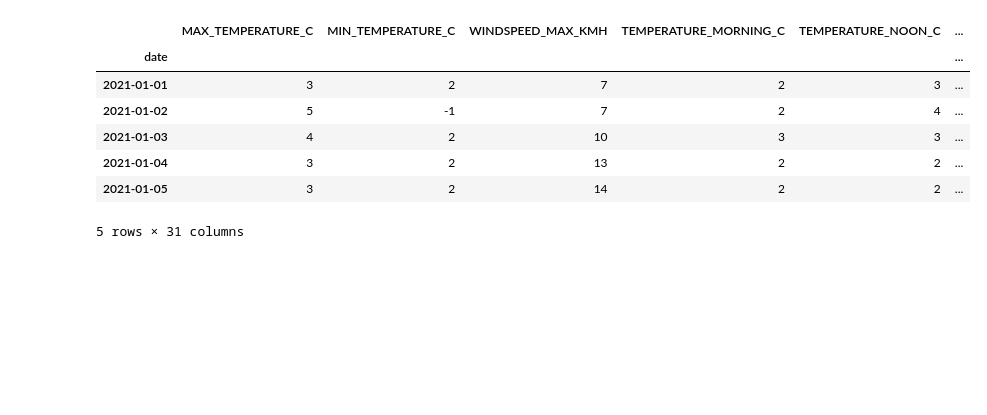
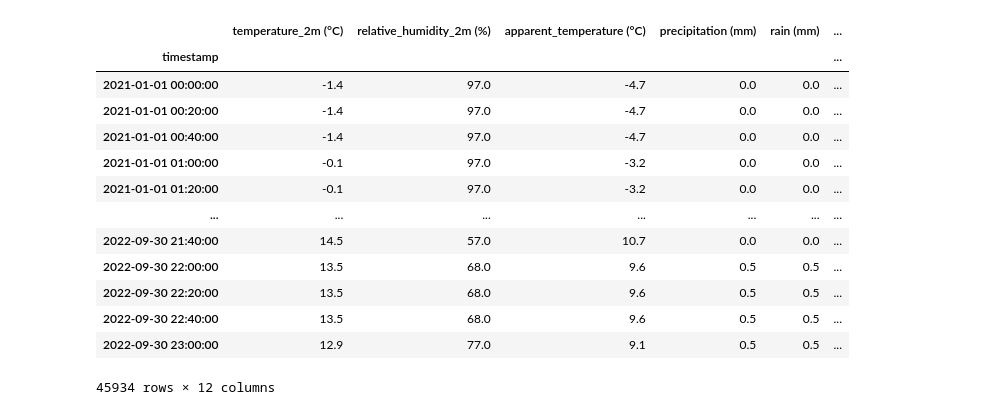
Before and after one commit to Alex5xelA/Bakery_sales_forecast, a Jupyter notebook: notebooks/final_merged_dataset.ipynb, the cells around one changed output. Saved outputs shown, nothing was run; the diff lists cells and outputs as text; code cells hidden in the pictures; blank space fills up the shorter version.

```diff
--- a/notebooks/final_merged_dataset.ipynb
+++ b/notebooks/final_merged_dataset.ipynb
@@ -157,14 +124,20 @@ df_weather['isHoliday'] = df_weather.index.map(lambda x: 1 if x in holidays else
 # %%
-df_weather.head()
+df_weather
 # %% [output]
-|  | MAX_TEMPERATURE_C | MIN_TEMPERATURE_C | WINDSPEED_MAX_KMH | TEMPERATURE_MORNING_C | TEMPERATURE_NOON_C | ... |
-| date |  |  |  |  |  | ... |
-| 2021-01-01 | 3 | 2 | 7 | 2 | 3 | ... |
-| 2021-01-02 | 5 | -1 | 7 | 2 | 4 | ... |
-| 2021-01-03 | 4 | 2 | 10 | 3 | 3 | ... |
-| 2021-01-04 | 3 | 2 | 13 | 2 | 2 | ... |
-| 2021-01-05 | 3 | 2 | 14 | 2 | 2 | ... |
+|  | temperature_2m (°C) | relative_humidity_2m (%) | apparent_temperature (°C) | precipitation (mm) | rain (mm) | ... |
+| timestamp |  |  |  |  |  | ... |
+| 2021-01-01 00:00:00 | -1.4 | 97.0 | -4.7 | 0.0 | 0.0 | ... |
+| 2021-01-01 00:20:00 | -1.4 | 97.0 | -4.7 | 0.0 | 0.0 | ... |
+| 2021-01-01 00:40:00 | -1.4 | 97.0 | -4.7 | 0.0 | 0.0 | ... |
+| 2021-01-01 01:00:00 | -0.1 | 97.0 | -3.2 | 0.0 | 0.0 | ... |
+| 2021-01-01 01:20:00 | -0.1 | 97.0 | -3.2 | 0.0 | 0.0 | ... |
+| ... | ... | ... | ... | ... | ... | ... |
+| 2022-09-30 21:40:00 | 14.5 | 57.0 | 10.7 | 0.0 | 0.0 | ... |
+| 2022-09-30 22:00:00 | 13.5 | 68.0 | 9.6 | 0.5 | 0.5 | ... |
+| 2022-09-30 22:20:00 | 13.5 | 68.0 | 9.6 | 0.5 | 0.5 | ... |
+| 2022-09-30 22:40:00 | 13.5 | 68.0 | 9.6 | 0.5 | 0.5 | ... |
+| 2022-09-30 23:00:00 | 12.9 | 77.0 | 9.1 | 0.5 | 0.5 | ... |
-5 rows × 31 columns
+45934 rows × 12 columns
 # %%
 merged_data = data_target.join(df_weather, how = 'outer')
 
```
Also changed, not shown: parts of 6 cells of this notebook.
